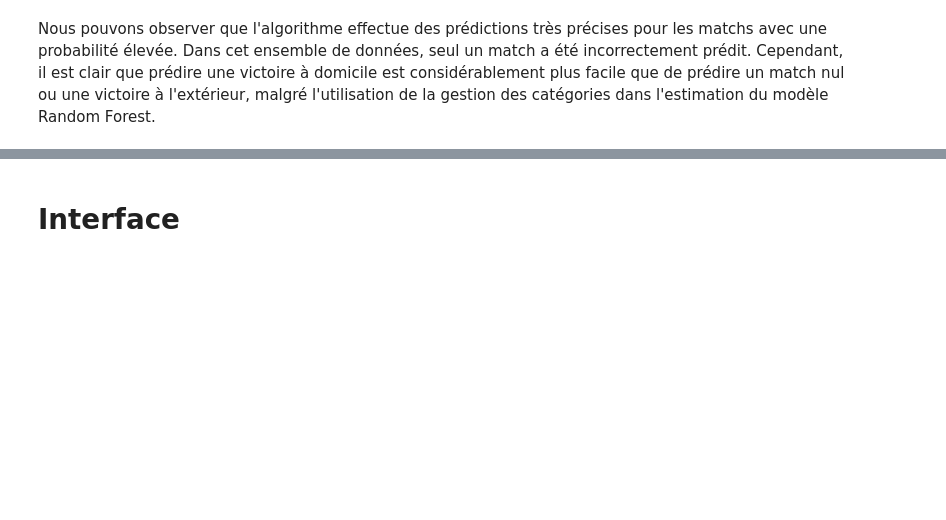
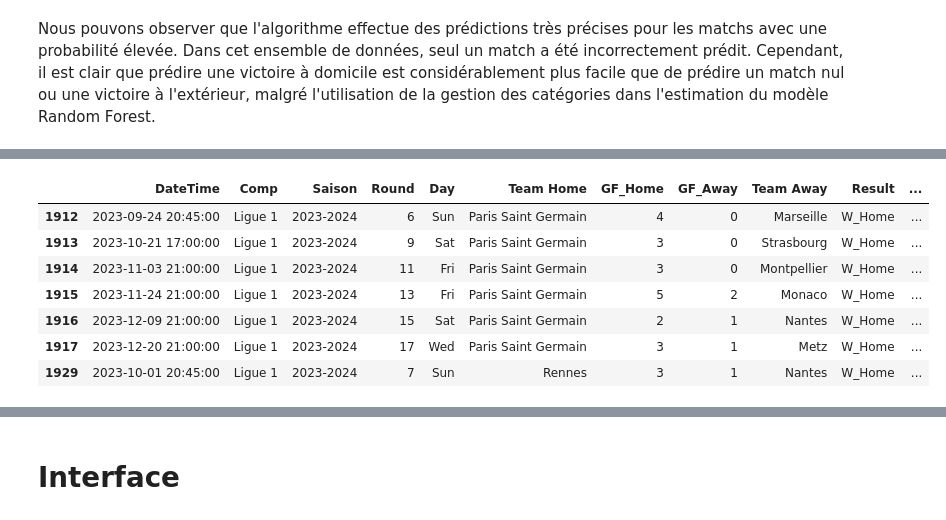
Before and after one commit to alexandreviard/Ligue1Predictor, a Jupyter notebook: Rapport_projet_python.ipynb, the cells around one changed output, grey strips where cells are left out. Cells and saved outputs as stored; diff of their text form; code cells hidden in the pictures; blank space fills up the shorter version.

```diff
--- a/Rapport_projet_python.ipynb
+++ b/Rapport_projet_python.ipynb
@@ -862,0 +868,13 @@ Nous pouvons observer que l'algorithme effectue des prédictions très précises
+# %%
+prédiction2 = modelisation(soccer_data, cutoff_date=datetime(2023, 9, 1), model_type="SVC")
+# %%
+prédiction2[prédiction2["Prediction_Probability_Result"] >= 0.6]
+# %% [output]
+|  | DateTime | Comp | Saison | Round | Day | Team Home | GF_Home | GF_Away | Team Away | Result | ... |
+| 1912 | 2023-09-24 20:45:00 | Ligue 1 | 2023-2024 | 6 | Sun | Paris Saint Germain | 4 | 0 | Marseille | W_Home | ... |
+| 1913 | 2023-10-21 17:00:00 | Ligue 1 | 2023-2024 | 9 | Sat | Paris Saint Germain | 3 | 0 | Strasbourg | W_Home | ... |
+| 1914 | 2023-11-03 21:00:00 | Ligue 1 | 2023-2024 | 11 | Fri | Paris Saint Germain | 3 | 0 | Montpellier | W_Home | ... |
+| 1915 | 2023-11-24 21:00:00 | Ligue 1 | 2023-2024 | 13 | Fri | Paris Saint Germain | 5 | 2 | Monaco | W_Home | ... |
+| 1916 | 2023-12-09 21:00:00 | Ligue 1 | 2023-2024 | 15 | Sat | Paris Saint Germain | 2 | 1 | Nantes | W_Home | ... |
+| 1917 | 2023-12-20 21:00:00 | Ligue 1 | 2023-2024 | 17 | Wed | Paris Saint Germain | 3 | 1 | Metz | W_Home | ... |
+| 1929 | 2023-10-01 20:45:00 | Ligue 1 | 2023-2024 | 7 | Sun | Rennes | 3 | 1 | Nantes | W_Home | ... |
```
Also changed, not shown: parts of 11 cells of this notebook, 1 other file.
